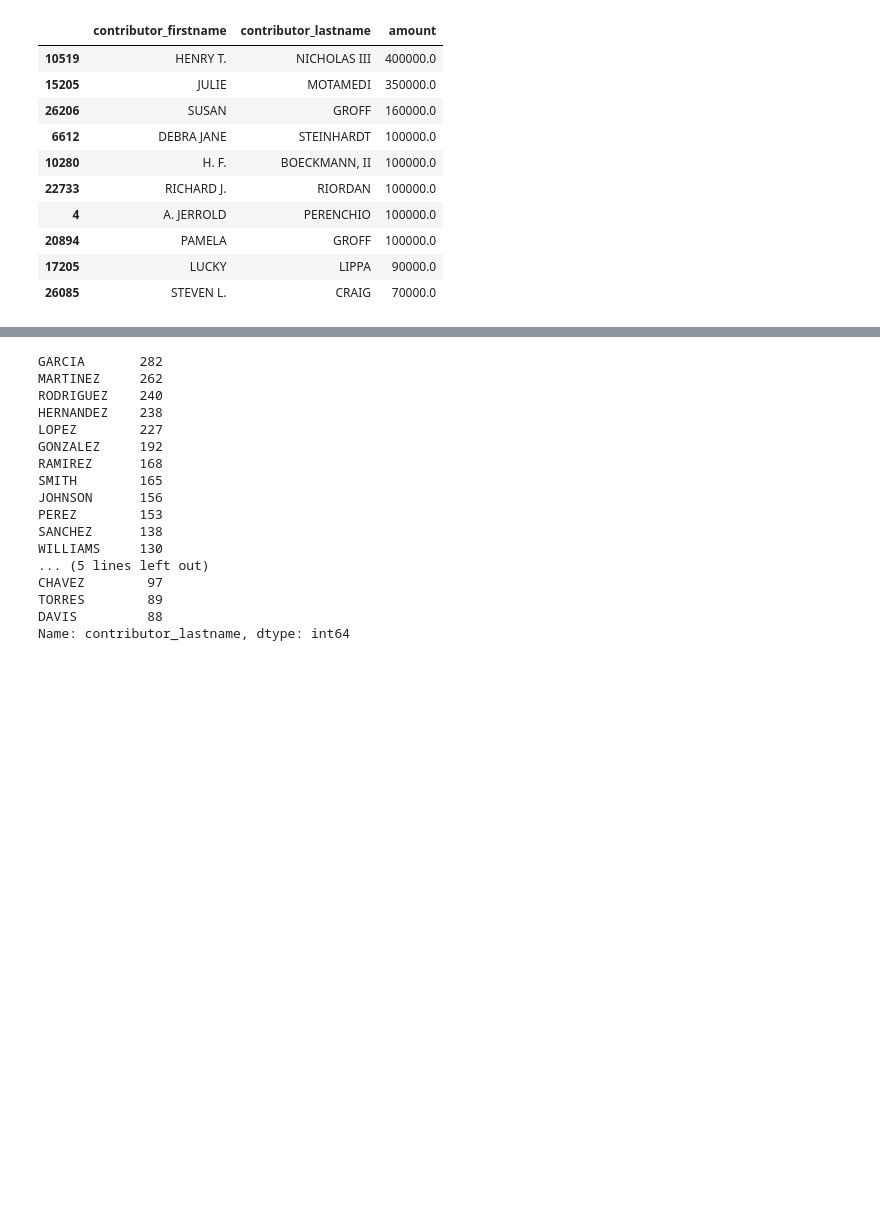
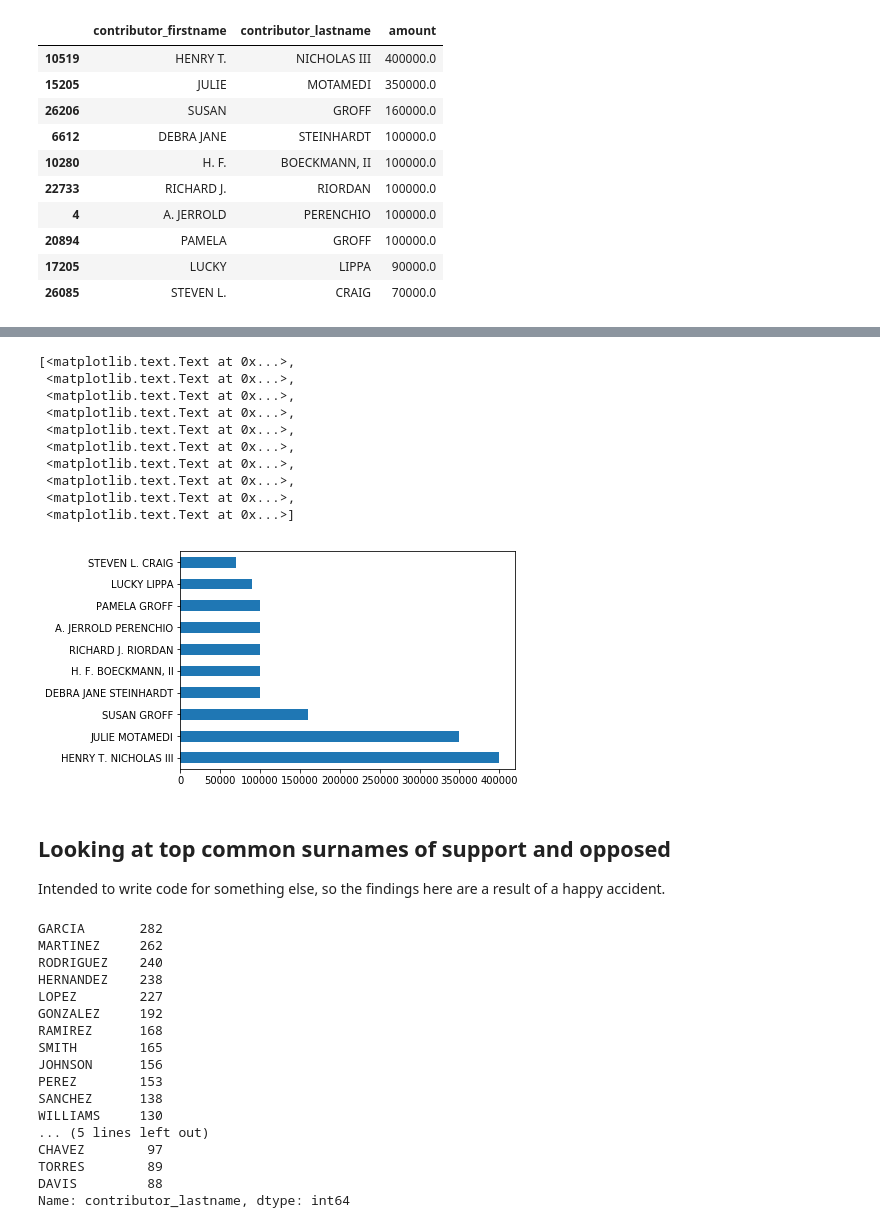
Before and after one commit to jlinGG/first-python-notebook, a Jupyter notebook: Prop-66.ipynb, the cells around one changed output, grey strips where cells are left out. Drawn from its saved outputs; the diff is of its cells as text; code cells hidden in the pictures; blank space fills up the shorter version.

```diff
--- a/Prop-66.ipynb
+++ b/Prop-66.ipynb
@@ -141,6 +169,7 @@ oppose.groupby(['contributor_firstname','contributor_lastname']).amount.sum().re
 # %%
 #Top 10 supporters by contribution amount
-support.groupby(['contributor_firstname','contributor_lastname']).amount.sum().reset_index().sort_values("amount",ascending = False).head(10)
+top_support = support.groupby(['contributor_firstname','contributor_lastname']).amount.sum().reset_index().sort_values("amount",ascending = False).head(10)
+top_support
 # %% [output]
 |  | contributor_firstname | contributor_lastname | amount |
 | 10519 | HENRY T. | NICHOLAS III | 400000.0 |
@@ -153,3 +182,6 @@ support.groupby(['contributor_firstname','contributor_lastname']).amount.sum().r
 | 20894 | PAMELA | GROFF | 100000.0 |
 | 17205 | LUCKY | LIPPA | 90000.0 |
 | 26085 | STEVEN L. | CRAIG | 70000.0 |
+# %%
+top_support['contributor_fullname']=top_support.contributor_firstname + " " + top_support.contributor_lastname
+top_support.head()
@@ -156,3 +195,21 @@ support.groupby(['contributor_firstname','contributor_lastname']).amount.sum().r
+# %%
+s_chart = top_support.head(10).amount.plot.barh()
+s_chart.set_yticklabels(top_support.contributor_fullname)
+# %% [output]
+[<matplotlib.text.Text at 0x...>,
+ <matplotlib.text.Text at 0x...>,
+ <matplotlib.text.Text at 0x...>,
+ <matplotlib.text.Text at 0x...>,
+ <matplotlib.text.Text at 0x...>,
+ <matplotlib.text.Text at 0x...>,
+ <matplotlib.text.Text at 0x...>,
+ <matplotlib.text.Text at 0x...>,
+ <matplotlib.text.Text at 0x...>,
+ <matplotlib.text.Text at 0x...>]
+[figure, added]
+# %% [markdown]
+## Looking at top common surnames of support and opposed
+Intended to write code for something else, so the findings here are a result of a happy accident.
 # %%
 #Top 20 Last names of supporters
 support.contributor_lastname.value_counts().head(20)
```
Also changed, not shown: parts of 5 cells of this notebook.
